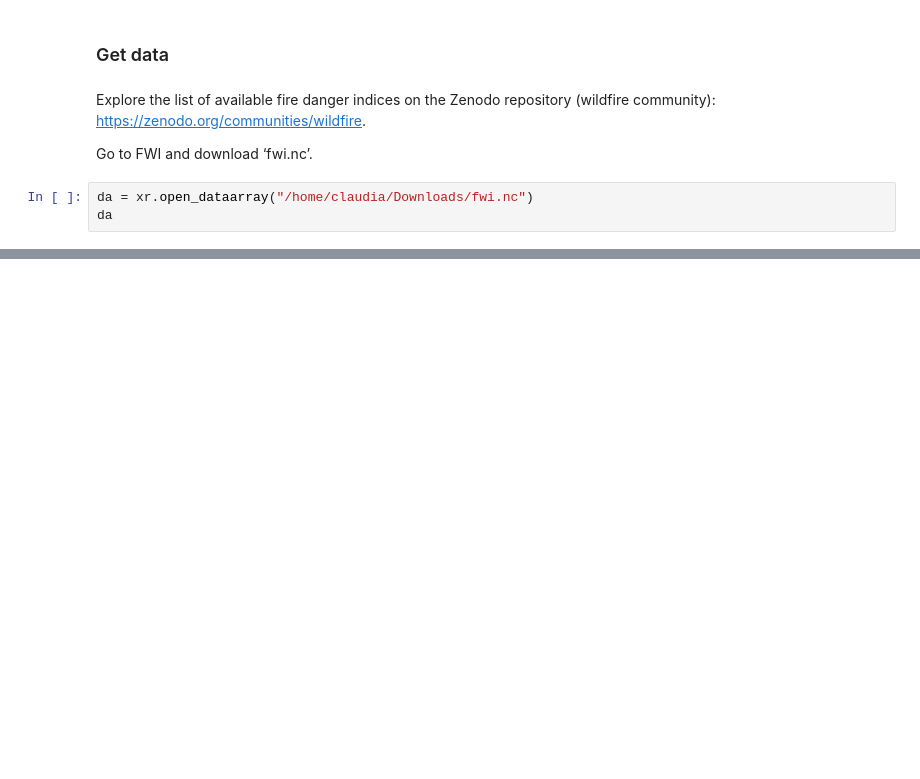
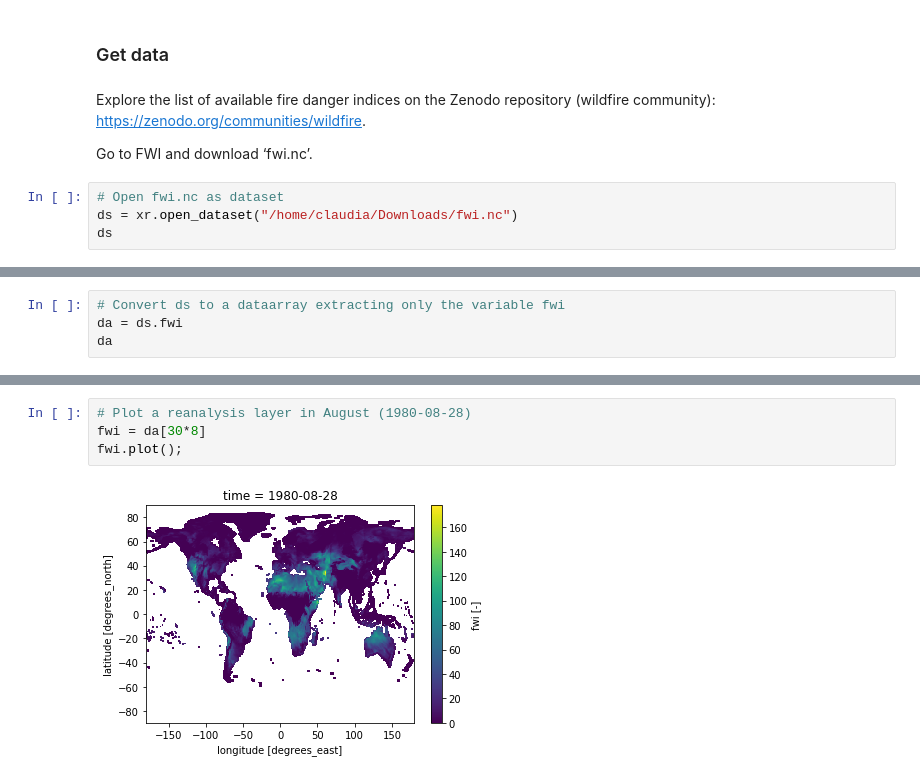
Before and after one commit to cvitolo/geff_notebooks, a Jupyter notebook: GEFF_ERAI.ipynb, the cells around one changed output, grey strips where cells are left out. Drawn from its saved outputs; the diff is of its cells as text; blank space fills up the shorter version.

```diff
--- a/GEFF_ERAI.ipynb
+++ b/GEFF_ERAI.ipynb
@@ -19,6 +19,7 @@ Explore the list of available fire danger indices on the Zenodo repository (wild
 
 Go to FWI and download ‘fwi.nc’.
 # %%
-da = xr.open_dataarray("/home/claudia/Downloads/fwi.nc")
-da
+# Open fwi.nc as dataset
+ds = xr.open_dataset("/home/claudia/Downloads/fwi.nc")
+ds
 # %% [output]
@@ -43,0 +44,4 @@ fwi.plot();
+# %%
+# Convert ds to a dataarray extracting only the variable fwi
+da = ds.fwi
+da
@@ -43,0 +64,6 @@ fwi.plot();
+# %%
+# Plot a reanalysis layer in August (1980-08-28)
+fwi = da[30*8]
+fwi.plot();
+# %% [output]
+[figure, added]
```
Also changed, not shown: parts of 10 cells of this notebook.
